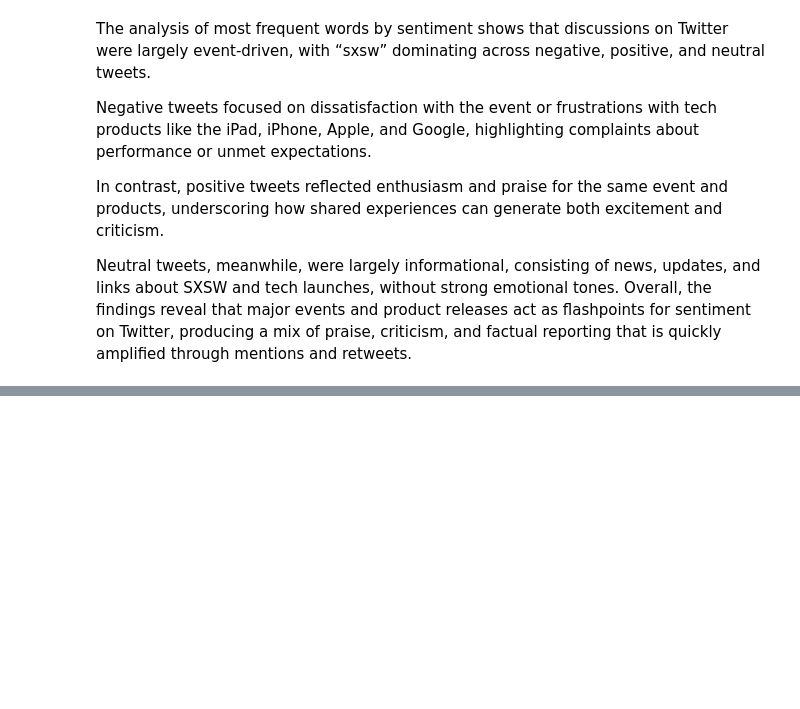
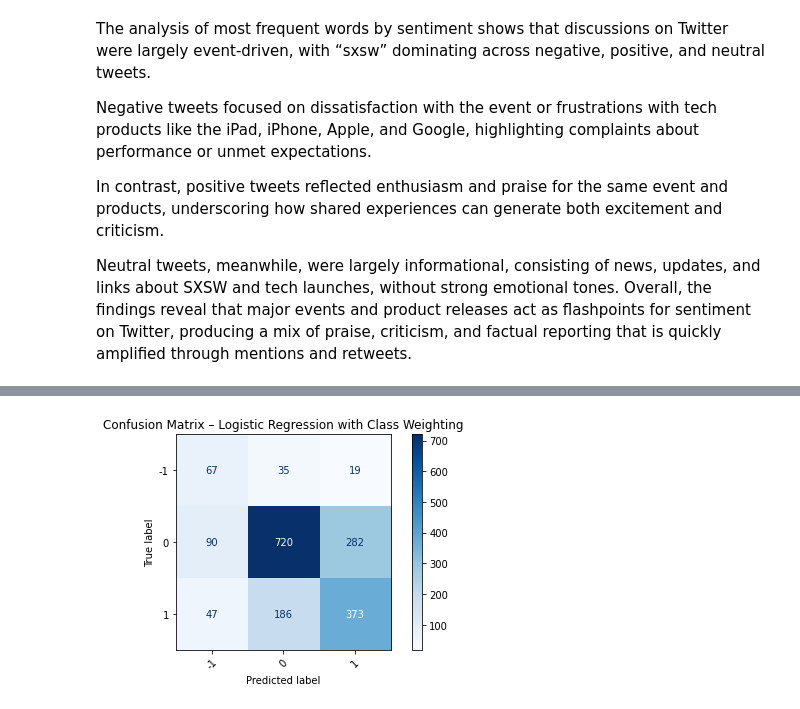
Before and after one commit to Murugi001/Group_5_Phase_4_Project, a Jupyter notebook: index.ipynb, the cells around one changed output, grey strips where cells are left out. Cells and saved outputs as stored; diff of their text form; code cells hidden in the pictures; blank space fills up the shorter version.

Commit message:
initial modeling workflow

```diff
--- a/index.ipynb
+++ b/index.ipynb
@@ -387,0 +470,8 @@ Accuracy: 0.639912039582188
+# %%
+# Using Support Vector Machine (SVM)
+
+model = SVC(kernel='linear')
+model.fit(x_train, y_train)
+
+y_pred = model.predict(x_test)
+print(classification_report(y_test, y_pred))
@@ -387,0 +498,22 @@ Accuracy: 0.639912039582188
+# %%
+# handling class imbalance using class weighting using logistic regression
+
+# Initialize model with class weighting
+model = LogisticRegression(
+    class_weight='balanced',
+    max_iter=1000,
+    random_state=42
+)
+
+# Train the model
+model.fit(x_train, y_train)
+
+# Predict on test set
+y_pred = model.predict(x_test)
+
+# Evaluate performance
+print("Classification Report:\n")
+print(classification_report(y_test, y_pred, digits=3))
+
+print("\nConfusion Matrix:\n")
+print(confusion_matrix(y_test, y_pred))
@@ -387,0 +539,13 @@ Accuracy: 0.639912039582188
+# %%
+
+# Generate confusion matrix
+cm = confusion_matrix(y_test, y_pred, labels=model.classes_)
+
+# Display it
+disp = ConfusionMatrixDisplay(confusion_matrix=cm, display_labels=model.classes_)
+disp.plot(cmap='Blues', xticks_rotation=45)
+plt.title("Confusion Matrix – Logistic Regression with Class Weighting")
+plt.tight_layout()
+plt.show()
+# %% [output]
+[figure, added]
```
Also changed, not shown: parts of 19 cells of this notebook.
